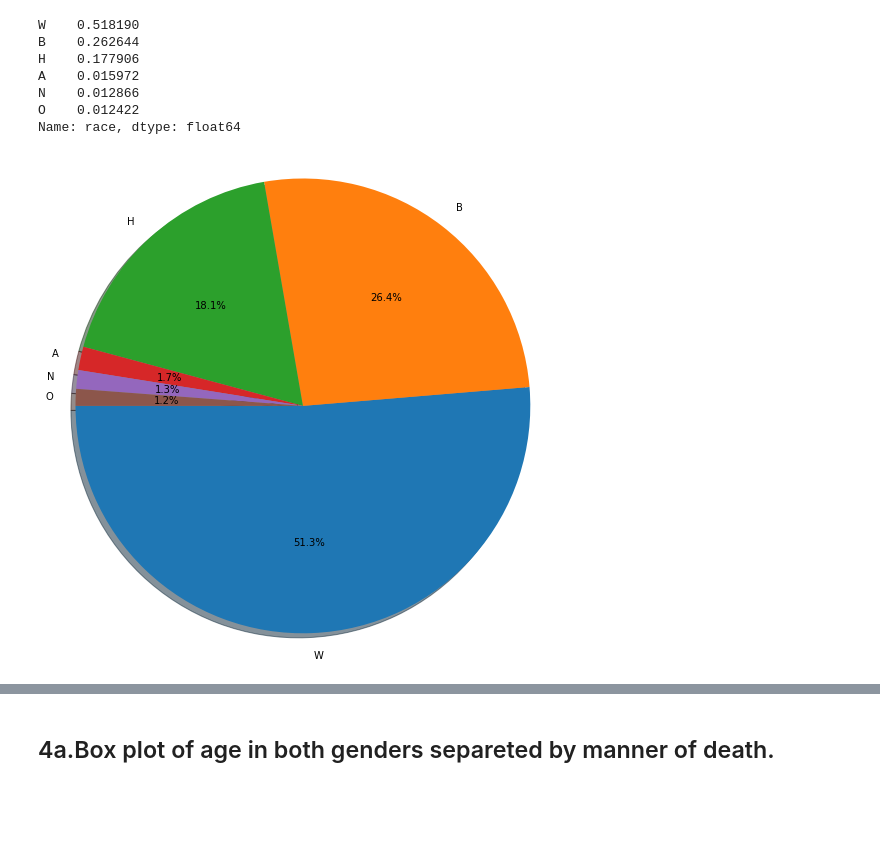
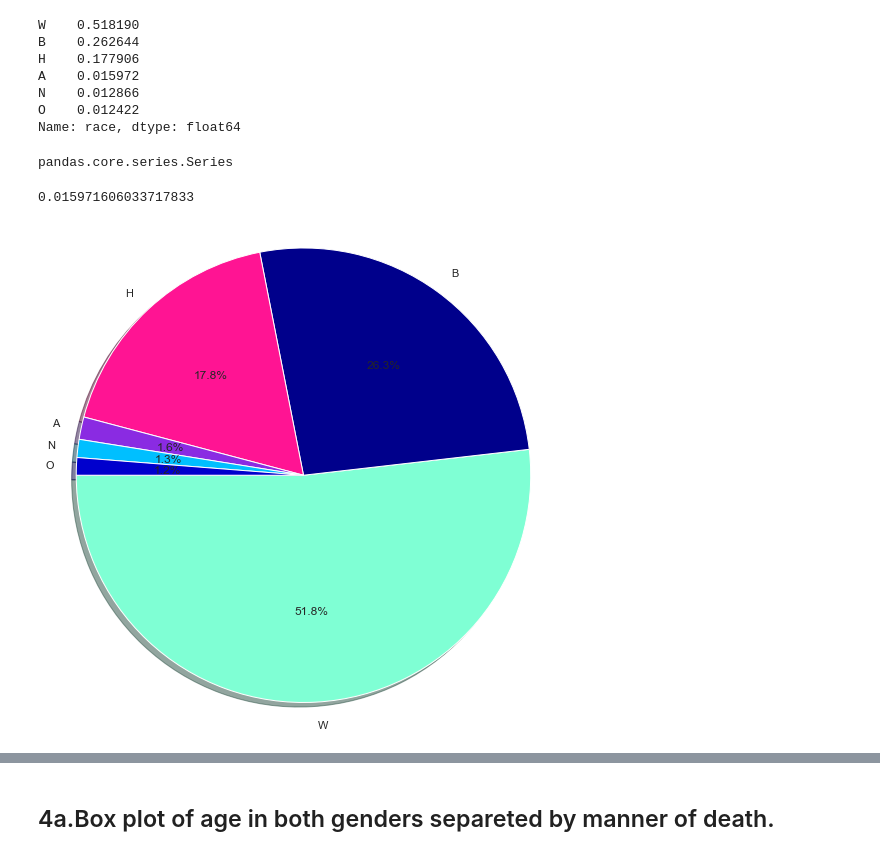
Before and after one commit to idenw/Statistics-Data-Analysis-with-Python-Data-Visualization-with-Python, a Jupyter notebook: 02-EU_DS_DVPy_M1-(PoliceKills)/USA_Fatal_Police_Shoot_Analyse_student_version.ipynb, the cells around one changed output, grey strips where cells are left out. Cells and saved outputs as stored; diff of their text form; code cells hidden in the pictures; blank space fills up the shorter version.

```diff
--- a/02-EU_DS_DVPy_M1-(PoliceKills)/USA_Fatal_Police_Shoot_Analyse_student_version.ipynb
+++ b/02-EU_DS_DVPy_M1-(PoliceKills)/USA_Fatal_Police_Shoot_Analyse_student_version.ipynb
@@ -185,0 +205,10 @@ Text(0.5, 1.0, 'Poverty Rate Given States')
+# %%
+sns.set(style="whitegrid")
+f, ax = plt.subplots(figsize=(15, 6.5))
+sns.despine(f, left=True, bottom=True)
+ax.set_title("Poverty Rate Given States")
+ax.set_ylabel('Poverty Rate')
+ax.set_xlabel('States')
+ax.set_xticklabels(ps.index, rotation=45)
+
+ax=plt.bar(ps.index,height=ps.poverty_rate, data=ps)
@@ -399,14 +424,24 @@ A    0.015972
 N    0.012866
 O    0.012422
 Name: race, dtype: float64
+# %%
+kr = kill.race.value_counts(dropna=False, normalize=True)
+# %%
+type(kr)
+# %% [output]
+pandas.core.series.Series
+# %%
+kr.loc["A"]
+# %% [output]
+0.015971606033717833
 # %%
 #kill.pie(kill.race.value_counts(normalize=True), labels=labels, autopct='%1.1f%%', shadow=True)
 
 fig1, ax1 = plt.subplots(figsize=(9,9))
-ax1.pie(kill.race.value_counts(normalize=True),  labels=kill.race.value_counts(normalize=True).index, autopct='%1.1f%%',
-        shadow=True, startangle=180)
+ax1.pie(kr.values, labels=kr.index, autopct='%1.1f%%',
+        shadow=True,colors=("aquamarine","DarkBlue","DeepPink","BlueViolet","DeepSkyBlue","MediumBlue"), startangle=180)
 ax1.axis('equal')  # Equal aspect ratio ensures that pie is drawn as a circle.
 
 plt.show()
 # %% [output]
-[figure, old version]
+[figure, new version]
```
Also changed, not shown: parts of 28 cells of this notebook.
